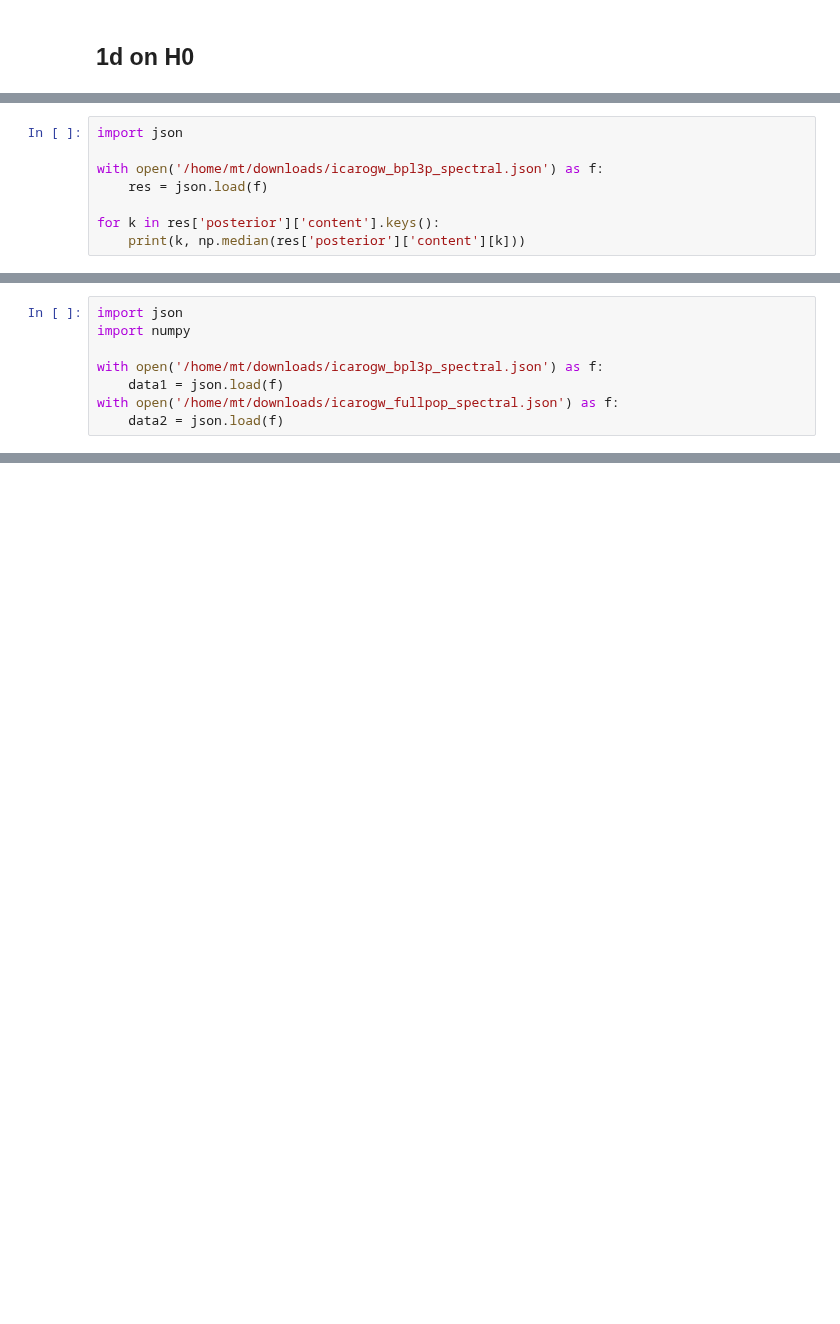
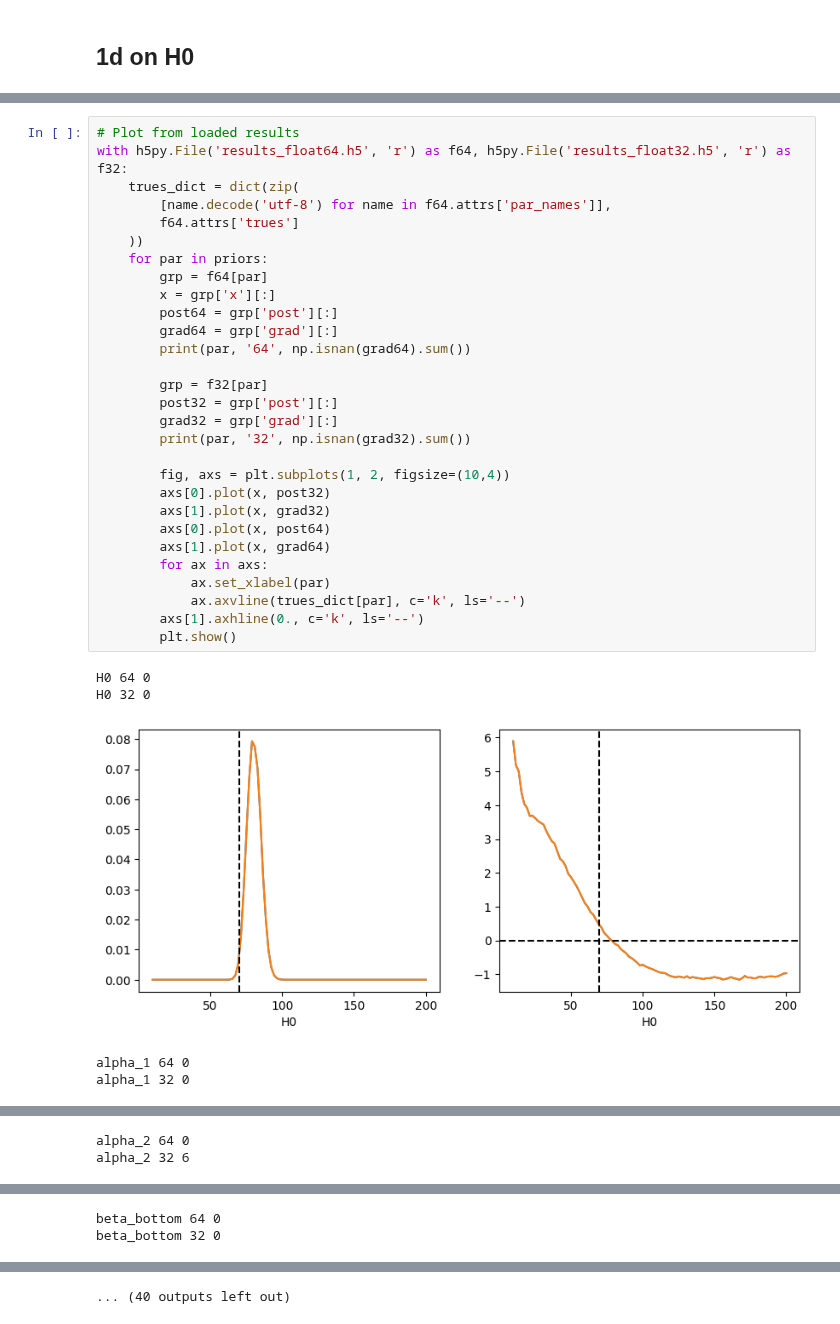
Before and after one commit to CosmoStatGW/CHIMERA, a Jupyter notebook: examples/spectral_sirens_plp.ipynb, the cells around one changed output, grey strips where cells are left out. Cells and saved outputs as stored; diff of their text form; blank space fills up the shorter version.

```diff
--- a/examples/spectral_sirens_plp.ipynb
+++ b/examples/spectral_sirens_plp.ipynb
@@ -175,8 +144,0 @@ log_prior -41.151081155092164
-# %%
-import json
-
-with open('/home/mt/downloads/icarogw_bpl3p_spectral.json') as f:
-    res = json.load(f)
-
-for k in res['posterior']['content'].keys():
-    print(k, np.median(res['posterior']['content'][k]))
@@ -201,8 +144,0 @@ log_prior -47.502458785867645
-# %%
-import json
-import numpy
-
-with open('/home/mt/downloads/icarogw_bpl3p_spectral.json') as f:
-    data1 = json.load(f)
-with open('/home/mt/downloads/icarogw_fullpop_spectral.json') as f:
-    data2 = json.load(f)
@@ -248,0 +219,35 @@ bpl_dip_three_peaks().as_dict
+# %%
+# Plot from loaded results
+with h5py.File('results_float64.h5', 'r') as f64, h5py.File('results_float32.h5', 'r') as f32:
+    trues_dict = dict(zip(
+        [name.decode('utf-8') for name in f64.attrs['par_names']],
+        f64.attrs['trues']
+    ))
+    for par in priors:
+        grp = f64[par]
+        x = grp['x'][:]
+        post64 = grp['post'][:]
+        grad64 = grp['grad'][:]
+        print(par, '64', np.isnan(grad64).sum())
+
+        grp = f32[par]
+        post32 = grp['post'][:]
+        grad32 = grp['grad'][:]
+        print(par, '32', np.isnan(grad32).sum())
+
+        fig, axs = plt.subplots(1, 2, figsize=(10,4))
+        axs[0].plot(x, post32)
+        axs[1].plot(x, grad32)
+        axs[0].plot(x, post64)
+        axs[1].plot(x, grad64)
+        for ax in axs:
+            ax.set_xlabel(par)
+            ax.axvline(trues_dict[par], c='k', ls='--')
+        axs[1].axhline(0., c='k', ls='--')
+        plt.show()
+# %% [output]
+H0 64 0
+H0 32 0
+[figure, added]
+alpha_1 64 0
+alpha_1 32 0
@@ -248,0 +255,2 @@ bpl_dip_three_peaks().as_dict
+alpha_2 64 0
+alpha_2 32 6
@@ -248,0 +258,2 @@ bpl_dip_three_peaks().as_dict
+beta_bottom 64 0
+beta_bottom 32 0
@@ -248,0 +267 @@ bpl_dip_three_peaks().as_dict
+... (40 outputs left out)
```
Also changed, not shown: parts of 17 cells of this notebook, 31 other files.
